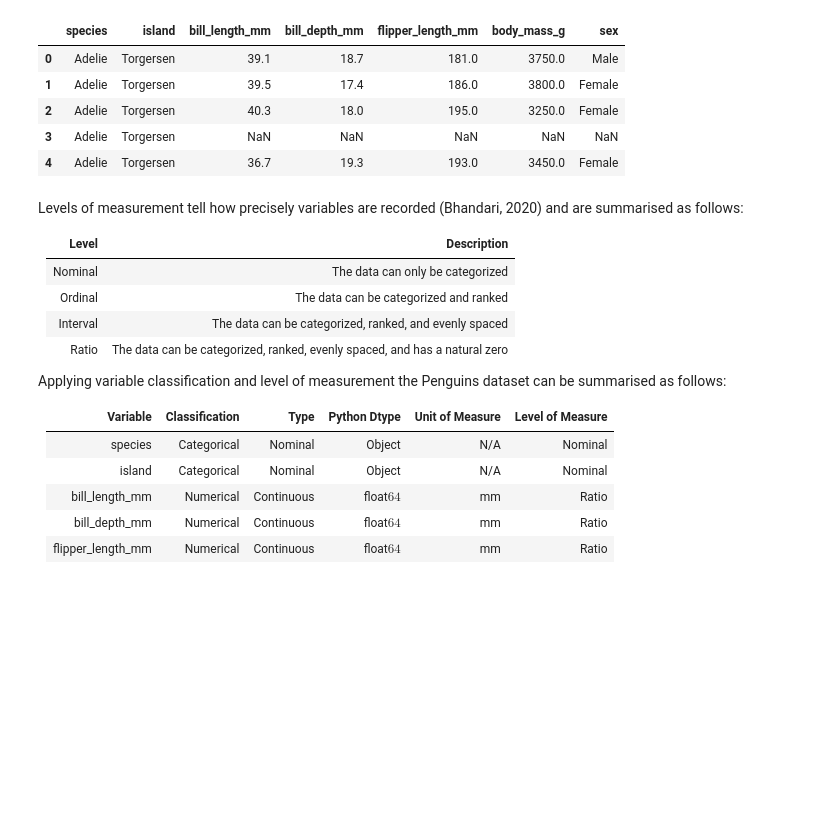
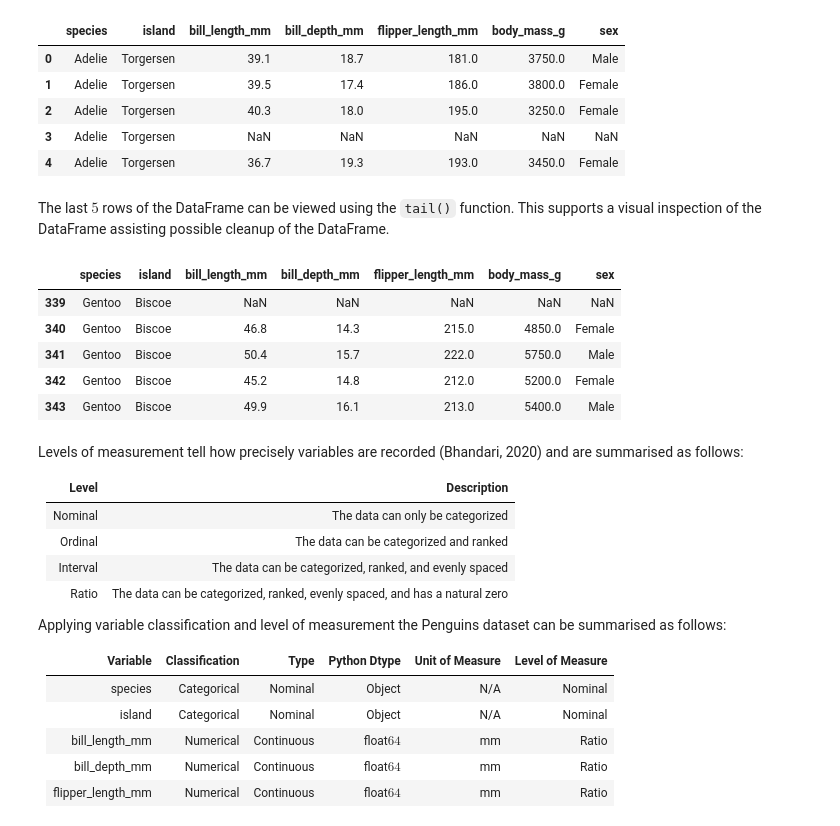
Before and after one commit to humphs078/data_analysis_fundamentals, a Jupyter notebook: tasks.ipynb, the cells around one changed output. Drawn from its saved outputs; the diff is of its cells as text; code cells hidden in the pictures; blank space fills up the shorter version.

Commit message:
Add Pandas tail method to script and notebook for task 2.

```diff
--- a/tasks.ipynb
+++ b/tasks.ipynb
@@ -265,6 +265,18 @@ penguins.head()
 | 2 | Adelie | Torgersen | 40.3 | 18.0 | 195.0 | 3250.0 | Female |
 | 3 | Adelie | Torgersen | NaN | NaN | NaN | NaN | NaN |
 | 4 | Adelie | Torgersen | 36.7 | 19.3 | 193.0 | 3450.0 | Female |
+# %% [markdown]
+The last $5$ rows of the DataFrame can be viewed using the `tail()` function. This supports a visual inspection of the DataFrame assisting possible cleanup of the DataFrame.
+# %%
+# print the first five rows of the dataset
+penguins.tail()
+# %% [output]
+|  | species | island | bill_length_mm | bill_depth_mm | flipper_length_mm | body_mass_g | sex |
+| 339 | Gentoo | Biscoe | NaN | NaN | NaN | NaN | NaN |
+| 340 | Gentoo | Biscoe | 46.8 | 14.3 | 215.0 | 4850.0 | Female |
+| 341 | Gentoo | Biscoe | 50.4 | 15.7 | 222.0 | 5750.0 | Male |
+| 342 | Gentoo | Biscoe | 45.2 | 14.8 | 212.0 | 5200.0 | Female |
+| 343 | Gentoo | Biscoe | 49.9 | 16.1 | 213.0 | 5400.0 | Male |
 # %% [markdown]
 Levels of measurement tell how precisely variables are recorded (Bhandari, 2020) and are summarised as follows:
 
```
Also changed, not shown: parts of 1 cell of this notebook, 2 other files.
